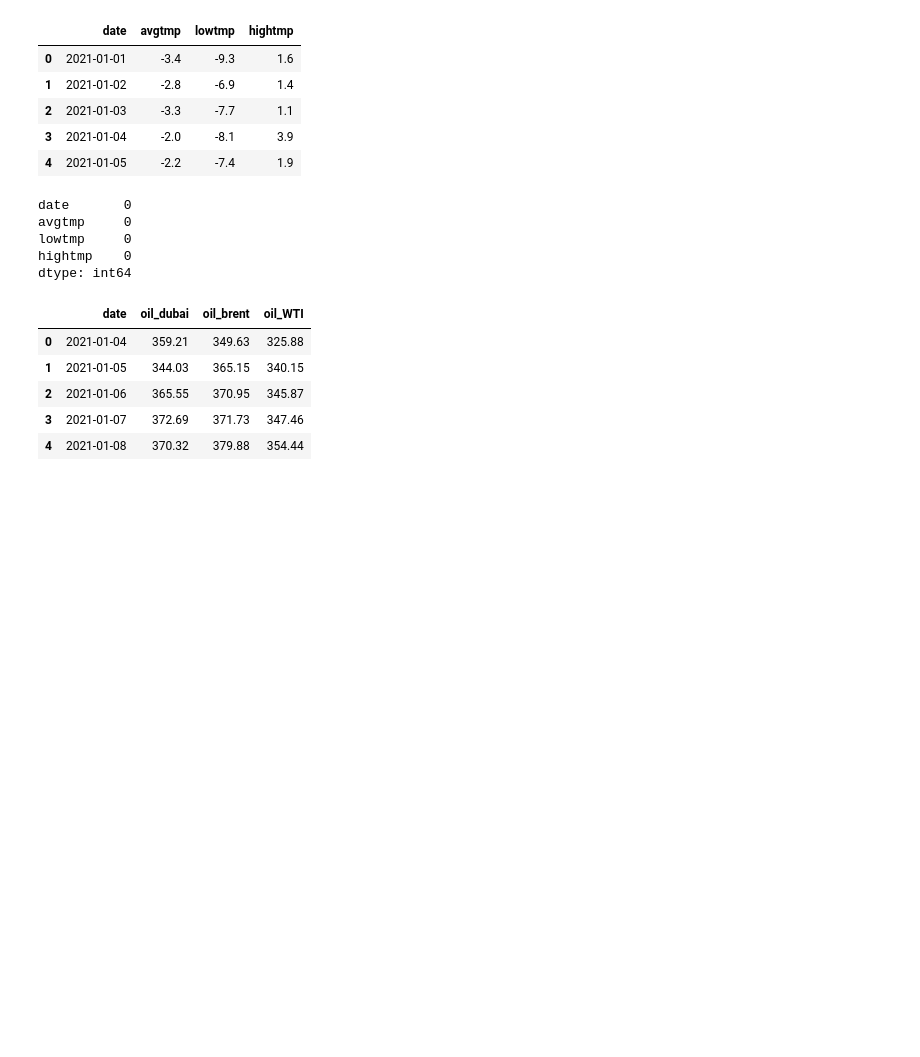
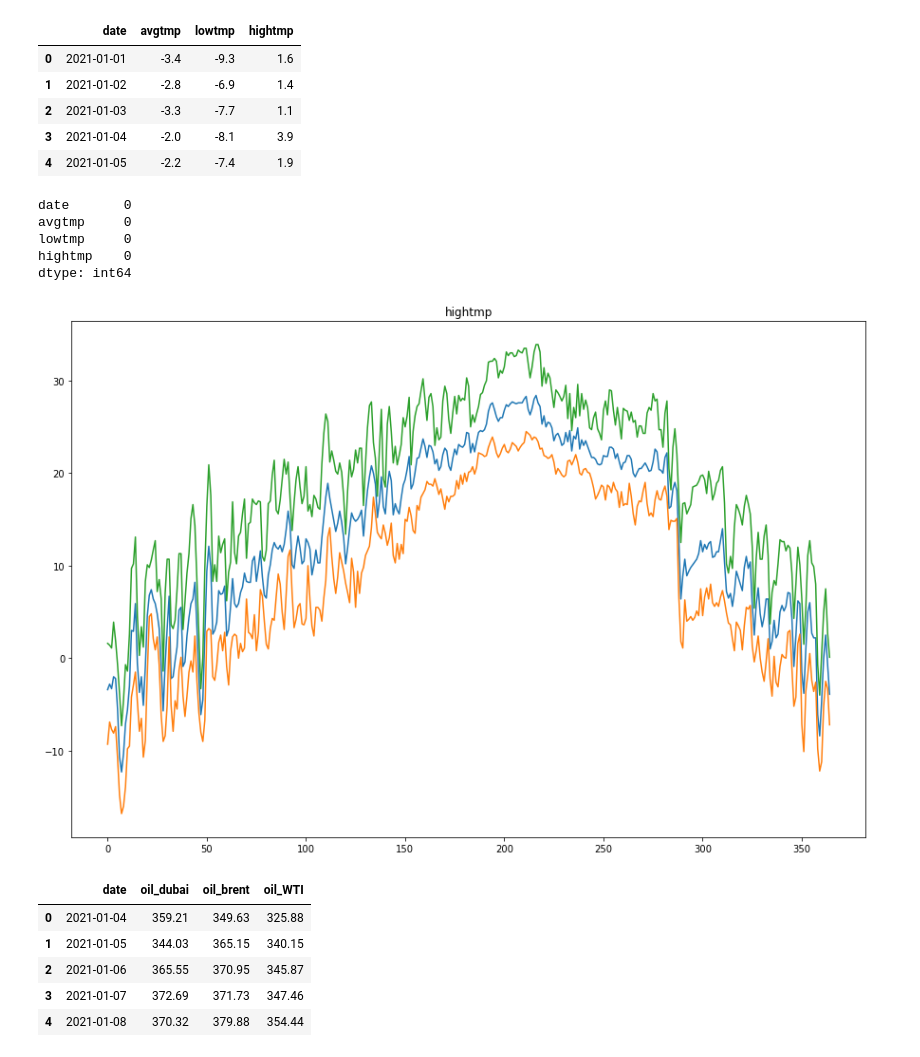
Before and after one commit to fin-special/chicken_price_prediction, a Jupyter notebook: 데이터처리/데이터보기.ipynb, the cells around one changed output. Cells and saved outputs as stored; diff of their text form; code cells hidden in the pictures; blank space fills up the shorter version.

```diff
--- a/데이터처리/데이터보기.ipynb
+++ b/데이터처리/데이터보기.ipynb
@@ -67,6 +130,14 @@ avgtmp     0
 lowtmp     0
 hightmp    0
 dtype: int64
+# %%
+plt.figure(figsize=(15,10))
+temp['avgtmp'].plot(title='avgtmp')
+temp['lowtmp'].plot(title='lowtmp')
+temp['hightmp'].plot(title='hightmp')
+plt.show()
+# %% [output]
+[figure, added]
 # %%
 # 원유가격 데이터 호출 및 전처리
 oil = pd.read_csv('./닭고기데이터/국제_원유가격_2021년.csv', encoding='euc-kr')
```
Also changed, not shown: parts of 5 cells of this notebook, 3 other files.
